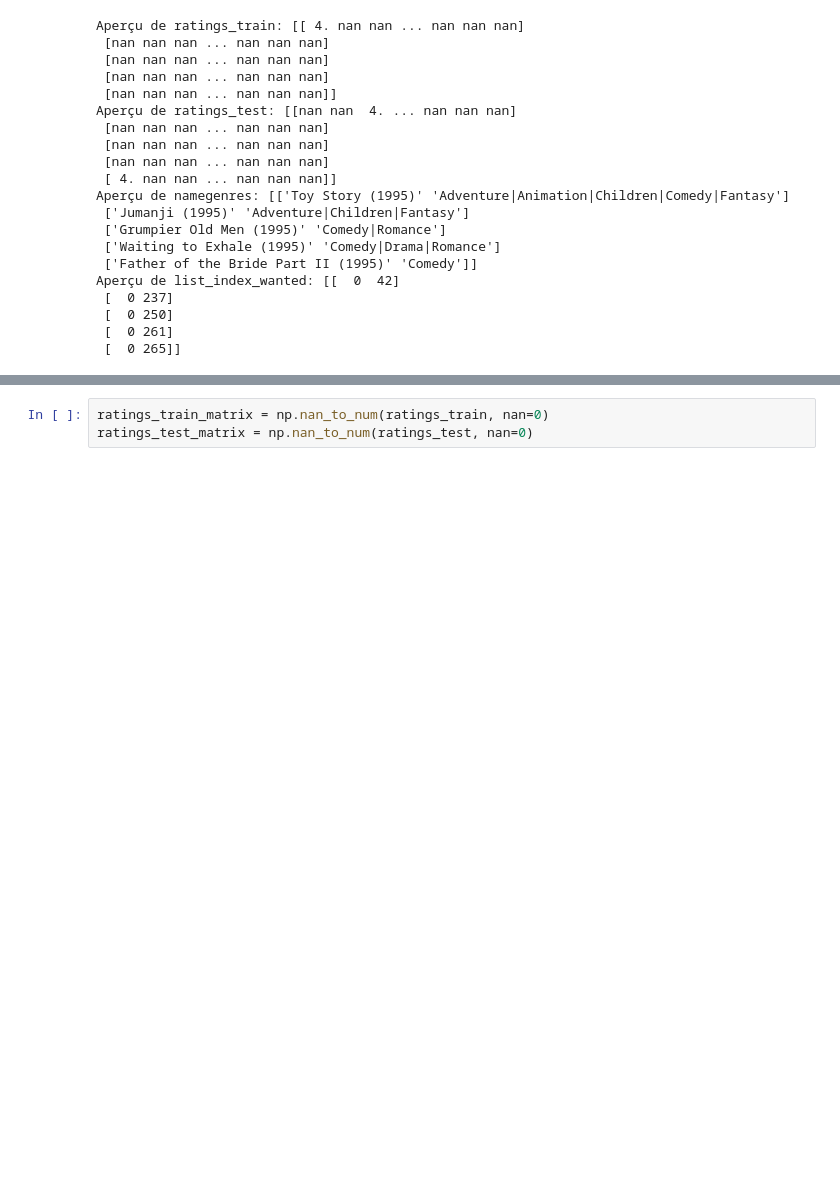
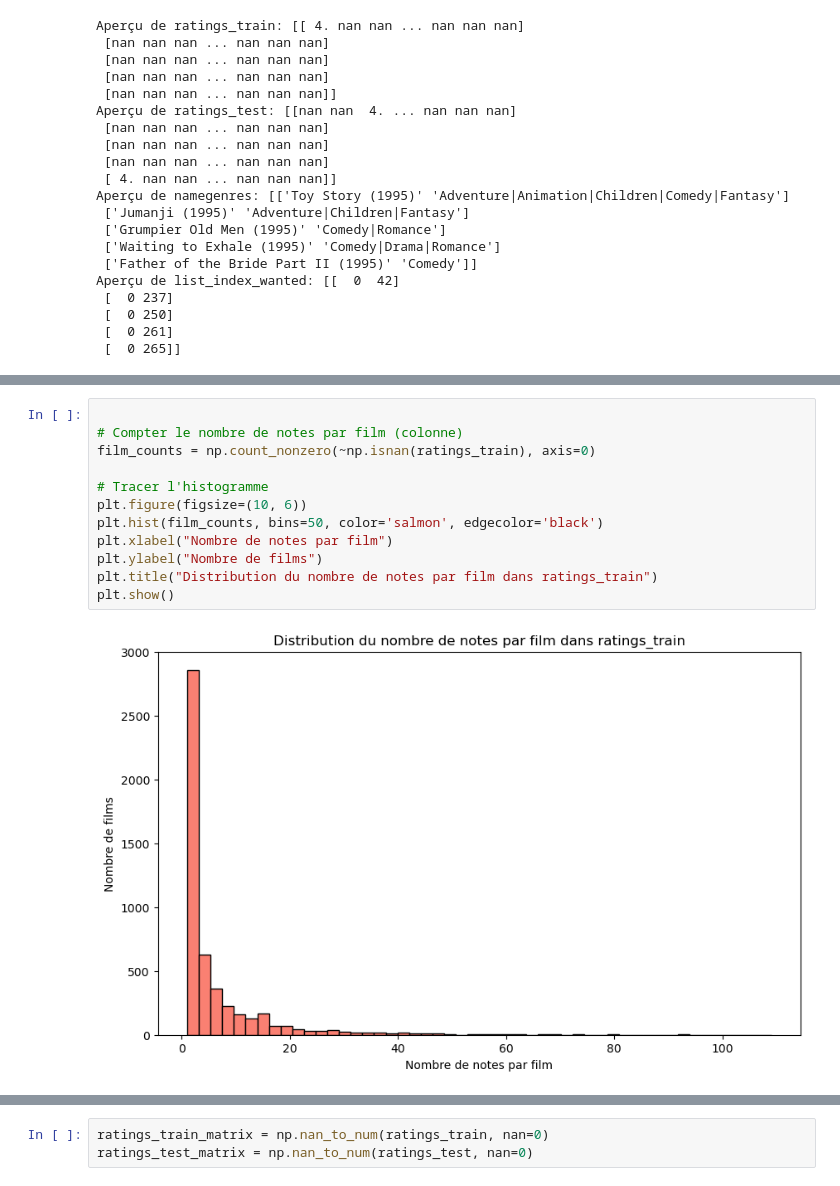
Before and after one commit to amandine32/ProjetML, a Jupyter notebook: recommandation.ipynb, the cells around one changed output, grey strips where cells are left out. Saved outputs shown, nothing was run; the diff lists cells and outputs as text; blank space fills up the shorter version.

```diff
--- a/recommandation.ipynb
+++ b/recommandation.ipynb
@@ -52,0 +103,14 @@ Aperçu de list_index_wanted: [[  0  42]
+# %%
+
+# Compter le nombre de notes par film (colonne)
+film_counts = np.count_nonzero(~np.isnan(ratings_train), axis=0)
+
+# Tracer l'histogramme
+plt.figure(figsize=(10, 6))
+plt.hist(film_counts, bins=50, color='salmon', edgecolor='black')
+plt.xlabel("Nombre de notes par film")
+plt.ylabel("Nombre de films")
+plt.title("Distribution du nombre de notes par film dans ratings_train")
+plt.show()
+# %% [output]
+[figure, added]
```
Also changed, not shown: parts of 6 cells of this notebook.
